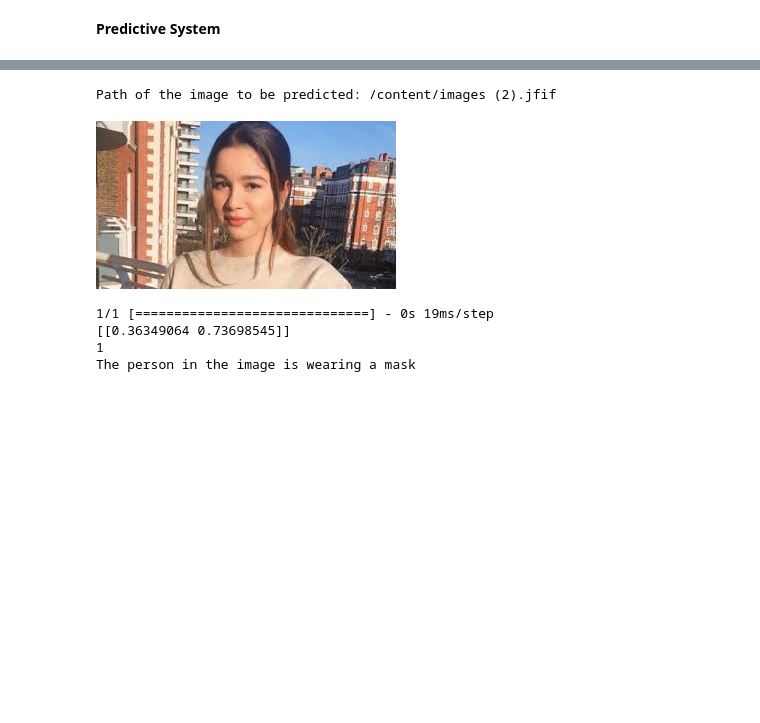
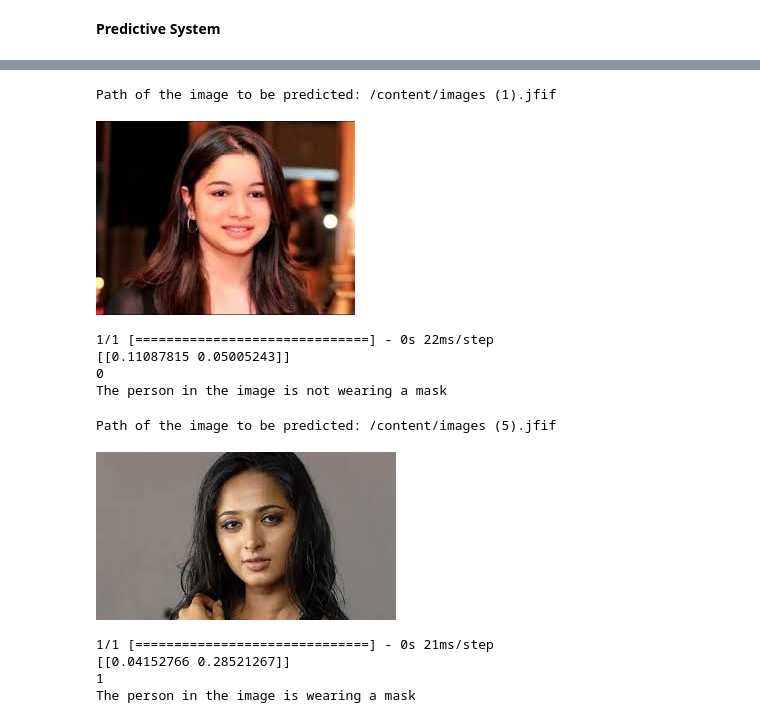
Before and after one commit to RojaCM/DEEP-LEARNING-, a Jupyter notebook: face_Mask_Detection_using_CNN.ipynb, the cells around one changed output, grey strips where cells are left out. Drawn from its saved outputs; the diff is of its cells as text; code cells hidden in the pictures; blank space fills up the shorter version.

```diff
--- a/face_Mask_Detection_using_CNN.ipynb
+++ b/face_Mask_Detection_using_CNN.ipynb
@@ -380,2 +417,20 @@ Path of the image to be predicted: /content/images (1).jfif
 1
 The person in the image is wearing a mask
+# %%
+model1 = keras.Sequential()
+model1.add(keras.layers.Conv2D(6, kernel_size=(5, 5), activation='relu', input_shape=(128,128,3)))
+model1.add(keras.layers.MaxPooling2D(pool_size=(2, 2)))
+model1.add(keras.layers.Conv2D(16, kernel_size=(5, 5), activation='relu'))
+model1.add(keras.layers.MaxPooling2D(pool_size=(2, 2)))
+model1.add(keras.layers.Flatten())
+model1.add(keras.layers.Dense(128, activation='relu'))
+model1.add(keras.layers.Dense(84, activation='relu'))
+model1.add(keras.layers.Dense(2, activation='sigmoid'))
+# %%
+# compile the neural network
+model1.compile(optimizer='adam',
+              loss='sparse_categorical_crossentropy',
+              metrics=['acc'])
+# %%
+# training the neural network
+history = model1.fit(X_train_scaled, Y_train, validation_split=0.1, epochs=5)
@@ -392,7 +464,7 @@ input_image_scaled = input_image_resized/255
 
 input_image_reshaped = np.reshape(input_image_scaled, [1,128,128,3])
 
-input_prediction = model.predict(input_image_reshaped)
+input_prediction = model1.predict(input_image_reshaped)
 
 print(input_prediction)
 
@@ -410,9 +482,46 @@ else:
 
   print('The person in the image is not wearing a mask')
 # %% [output]
-Path of the image to be predicted: /content/images (2).jfif
+Path of the image to be predicted: /content/images (1).jfif
-[figure, old version]
+[figure, new version]
-1/1 [==============================] - 0s 19ms/step
-[[0.36349064 0.73698545]]
-1
-The person in the image is wearing a mask
+1/1 [==============================] - 0s 22ms/step
+[[0.11087815 0.05005243]]
+0
+The person in the image is not wearing a mask
+# %%
+input_image_path = input('Path of the image to be predicted: ')
+
+input_image = cv2.imread(input_image_path)
+
+cv2_imshow(input_image)
+
+input_image_resized = cv2.resize(input_image, (128,128))
+
+input_image_scaled = input_image_resized/255
+
+input_image_reshaped = np.reshape(input_image_scaled, [1,128,128,3])
+
+input_prediction = model1.predict(input_image_reshaped)
+
+print(input_prediction)
+
+
+input_pred_label = np.argmax(input_prediction)
+
+print(input_pred_label)
+
+
+if input_pred_label == 1:
+
+  print('The person in the image is wearing a mask')
+
+else:
+
+  print('The person in the image is not wearing a mask')
+# %% [output]
+Path of the image to be predicted: /content/images (5).jfif
+[figure, added]
+1/1 [==============================] - 0s 21ms/step
+[[0.04152766 0.28521267]]
+1
+The person in the image is wearing a mask
```
Also changed, not shown: parts of 9 cells of this notebook.
